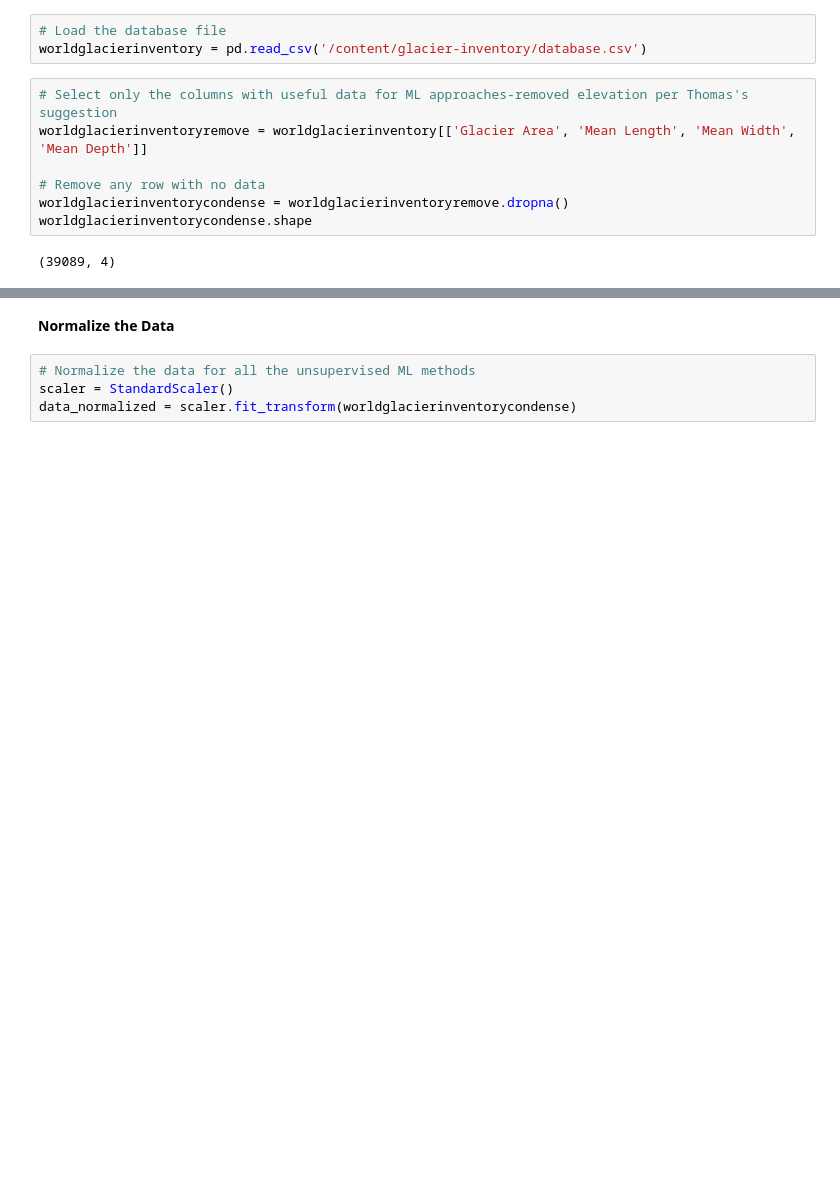
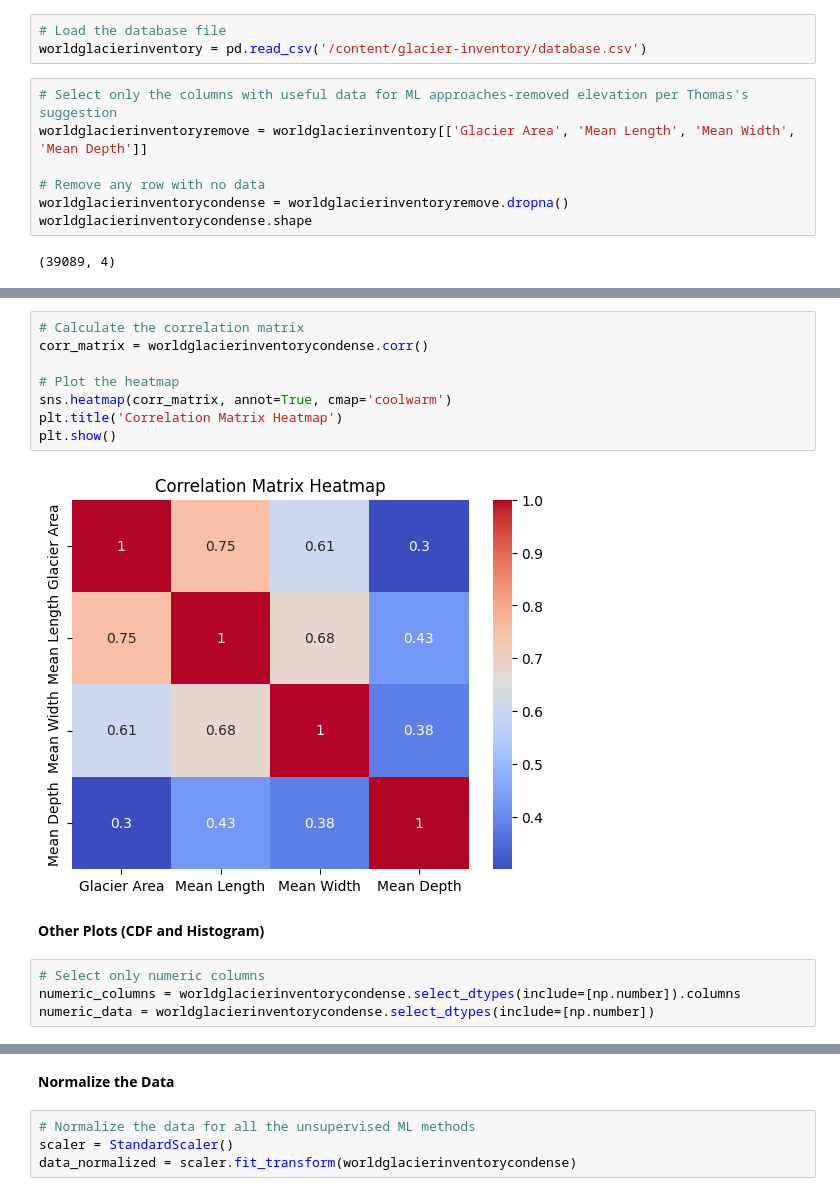
Before and after one commit to elliemmiller/datascience, a Jupyter notebook: Module2FirstPass.ipynb, the cells around one changed output, grey strips where cells are left out. Saved outputs shown, nothing was run; the diff lists cells and outputs as text; blank space fills up the shorter version.

```diff
--- a/Module2FirstPass.ipynb
+++ b/Module2FirstPass.ipynb
@@ -65,0 +113,16 @@ worldglacierinventorycondense.shape
+# %%
+# Calculate the correlation matrix
+corr_matrix = worldglacierinventorycondense.corr()
+
+# Plot the heatmap
+sns.heatmap(corr_matrix, annot=True, cmap='coolwarm')
+plt.title('Correlation Matrix Heatmap')
+plt.show()
+# %% [output]
+[figure, added]
+# %% [markdown]
+**Other Plots (CDF and Histogram)**
+# %%
+# Select only numeric columns
+numeric_columns = worldglacierinventorycondense.select_dtypes(include=[np.number]).columns
+numeric_data = worldglacierinventorycondense.select_dtypes(include=[np.number])
```
Also changed, not shown: parts of 8 cells of this notebook.
